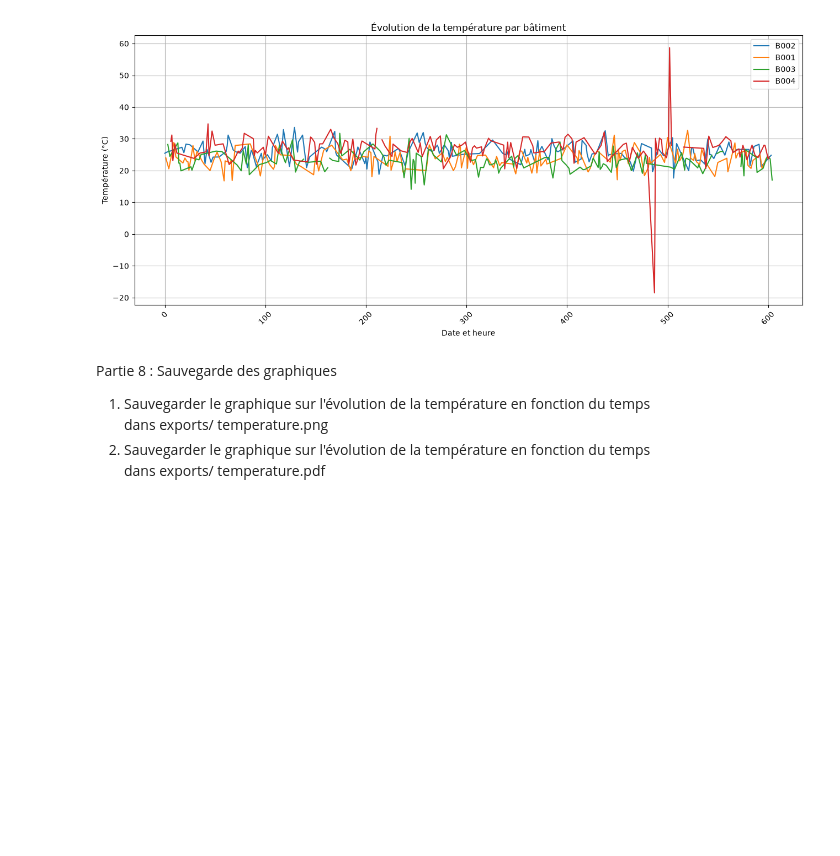
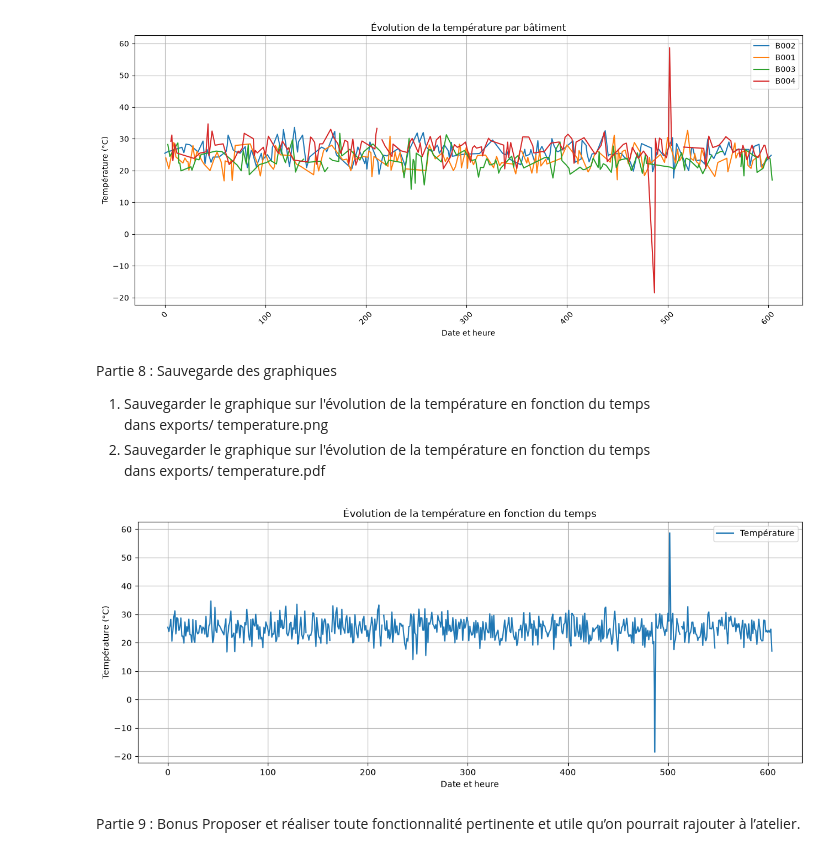
Before and after one commit to rokhayacoumbadiouf-bit/Atelier_Matplotlib, a Jupyter notebook: atelier_matplotlib_iot/notebooks/atelier_matplotlib_iot.ipynb, the cells around one changed output. Drawn from its saved outputs; the diff is of its cells as text; code cells hidden in the pictures; blank space fills up the shorter version.

```diff
--- a/atelier_matplotlib_iot/notebooks/atelier_matplotlib_iot.ipynb
+++ b/atelier_matplotlib_iot/notebooks/atelier_matplotlib_iot.ipynb
@@ -393,3 +393,38 @@ Partie 8 : Sauvegarde des graphiques
 dans exports/ temperature.png
 2) Sauvegarder le graphique sur l'évolution de la température en fonction du temps
 dans exports/ temperature.pdf
+# %%
+plt.figure(figsize=(12, 5))
+
+plt.plot(
+    df["date_heure"].index,
+    df["temperature"],
+    label="Température"
+)
+
+plt.title("Évolution de la température en fonction du temps")
+plt.xlabel("Date et heure")
+plt.ylabel("Température (°C)")
+
+plt.legend()
+plt.grid(True)
+
+plt.tight_layout()
+
+plt.savefig(
+    "../exports/temperature.png",
+    dpi=300,
+    bbox_inches="tight"
+)
+
+plt.savefig(
+    "../exports/temperature.pdf",
+    bbox_inches="tight"
+)
+
+plt.show()
+# %% [output]
+[figure, added]
+# %% [markdown]
+Partie 9 : Bonus
+Proposer et réaliser toute fonctionnalité pertinente et utile qu’on pourrait rajouter à l’atelier.
```
Also changed, not shown: 2 other files.
